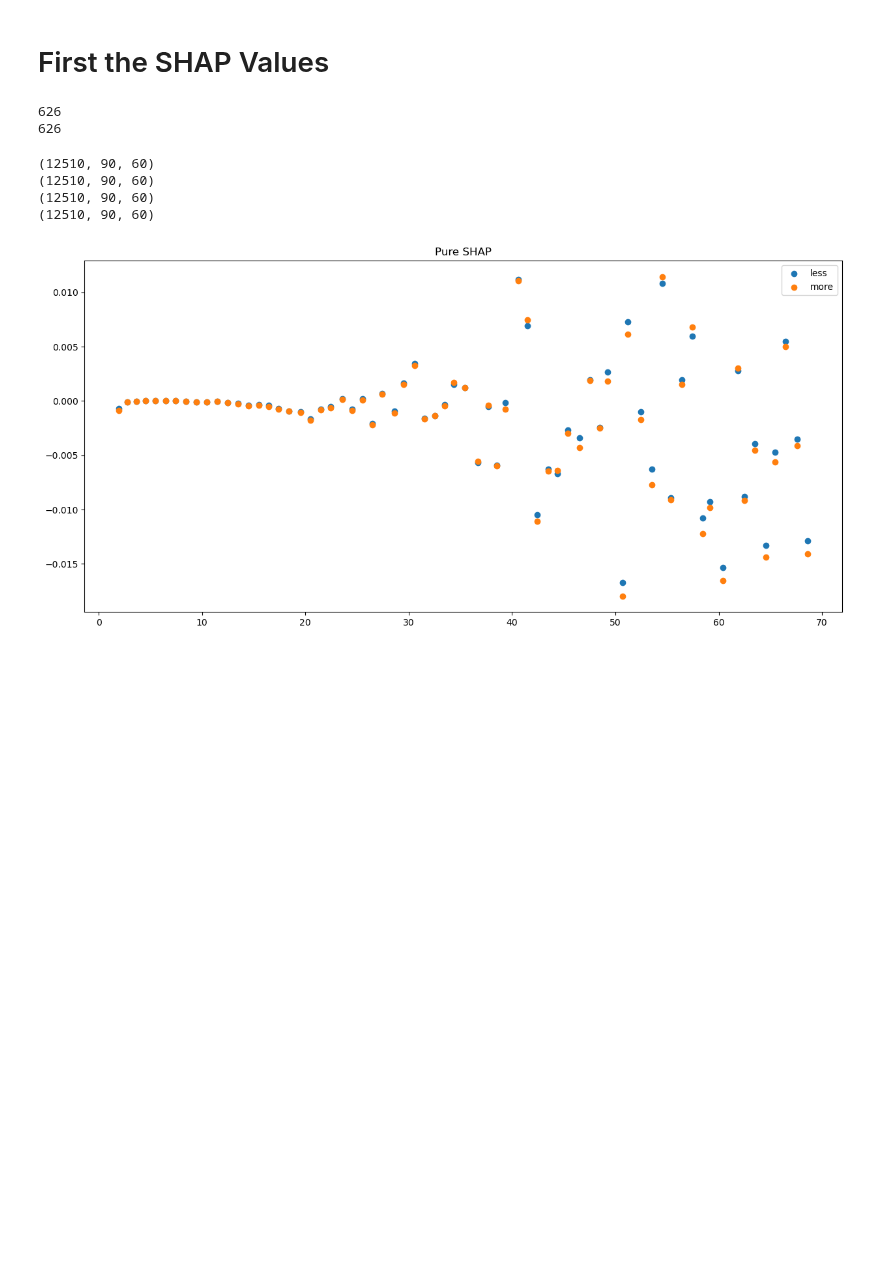
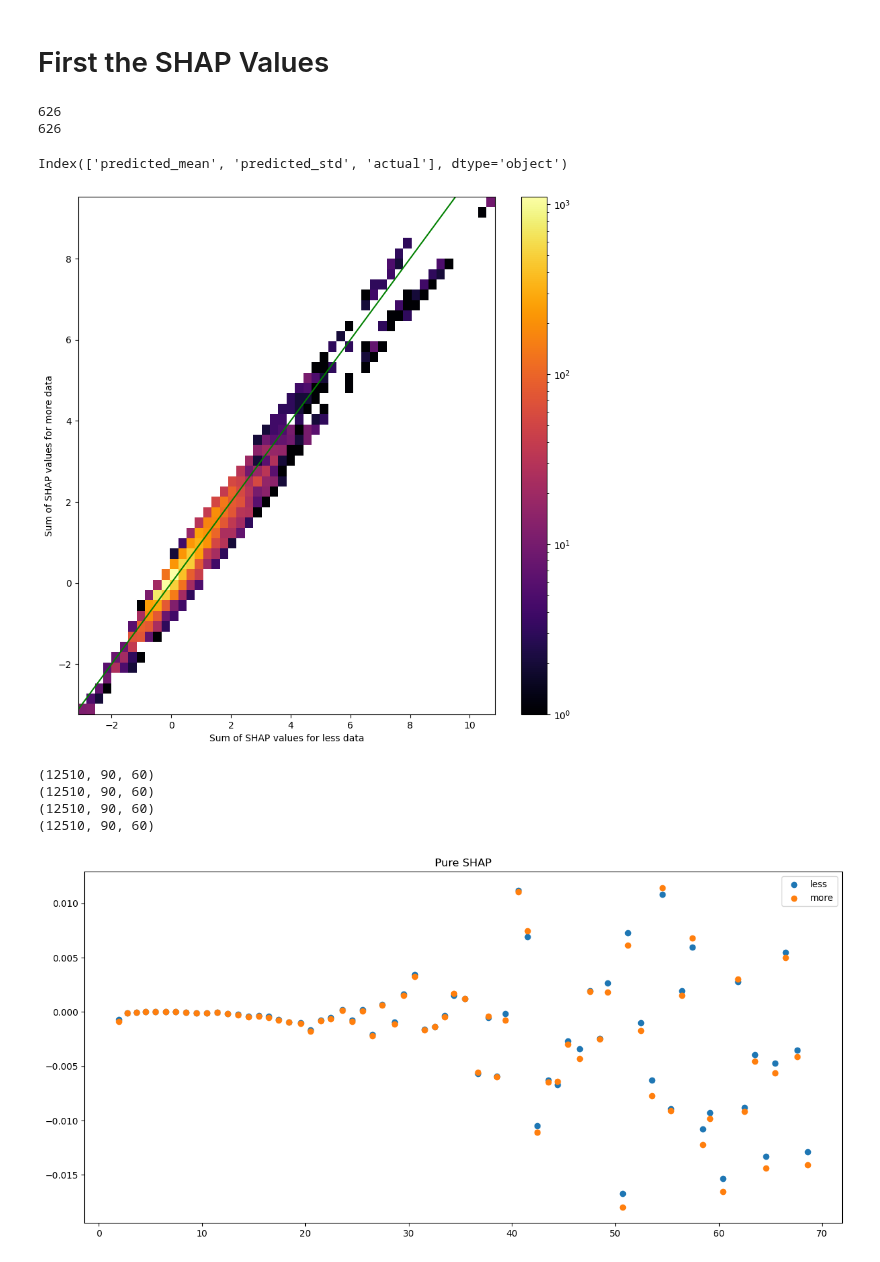
Before and after one commit to mikecoughlan/examining_twins_and_supermag, a Jupyter notebook: comparing.ipynb, the cells around one changed output. Cells and saved outputs as stored; diff of their text form; code cells hidden in the pictures; blank space fills up the shorter version.

```diff
--- a/comparing.ipynb
+++ b/comparing.ipynb
@@ -99,6 +99,26 @@ diff = np.vstack(diff)
 # %% [output]
 626
 626
+# %%
+region_dict[14]["less_shap"]["2012-03-07"].keys()
+old_concat = pd.read_feather(f"outputs/rsd/twins_modeling_region_{region}_version_final.feather")
+old_concat.set_index('dates', inplace=True)
+print(old_concat.columns)
+# %% [output]
+Index(['predicted_mean', 'predicted_std', 'actual'], dtype='object')
+# %%
+sum_less = np.sum(np.sum(less, axis=1), axis=1)
+sum_more = np.sum(np.sum(more, axis=1), axis=1)
+# %%
+plt.figure(figsize=(10, 10))
+plt.hist2d(sum_less, sum_more, bins=50, cmap="inferno", norm=matplotlib.colors.LogNorm())
+plt.colorbar()
+plt.plot([-10, 1000], [-10, 1000], color="green")
+plt.xlabel("Sum of SHAP values for less data")
+plt.ylabel("Sum of SHAP values for more data")
+plt.show()
+# %% [output]
+[figure, added]
 # %%
 print(less.shape)
 print(less.shape)
```
Also changed, not shown: parts of 7 cells of this notebook, 1 other file.
